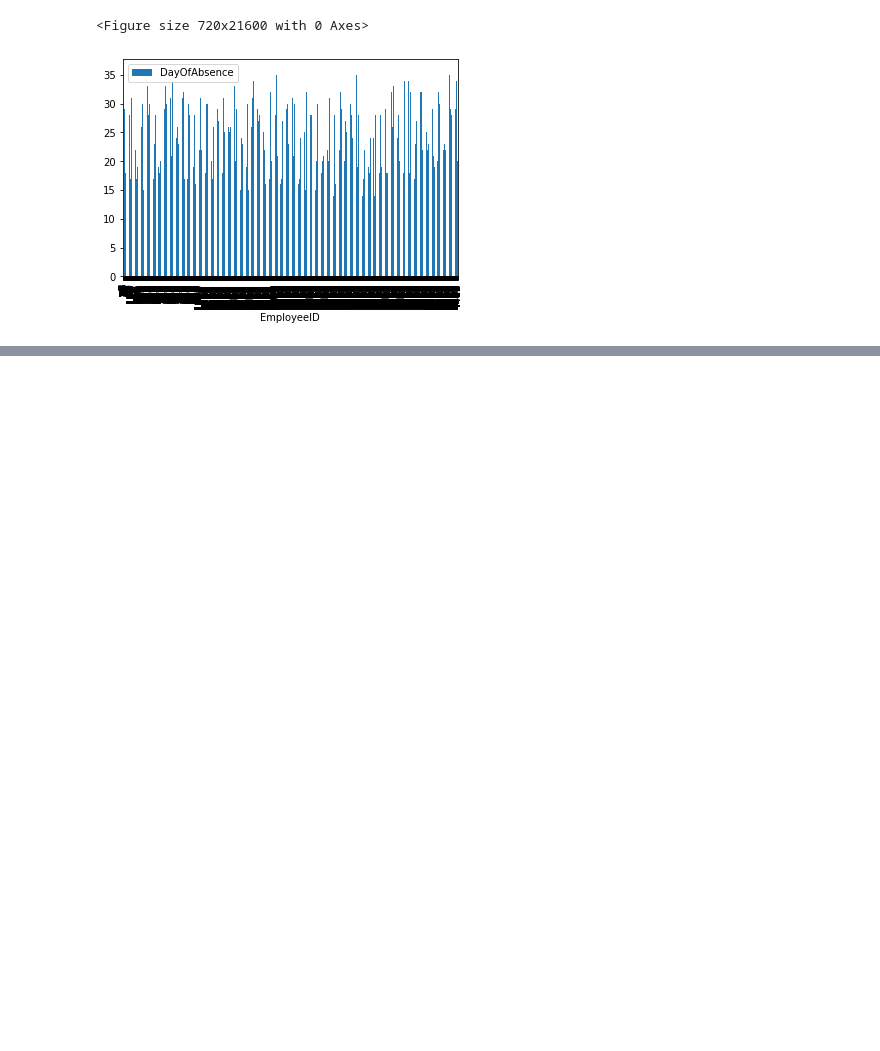
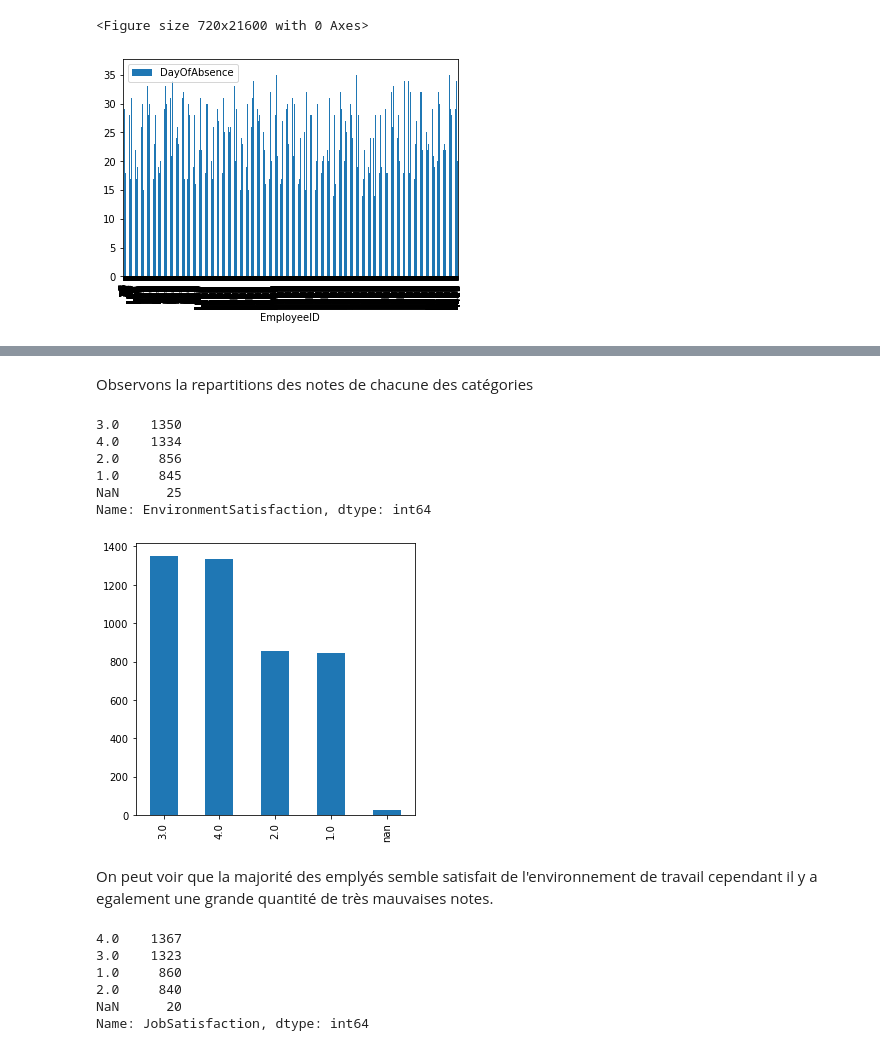
Before and after one commit to Teerath67/Projet-IA, a Jupyter notebook: ProjetIA2.ipynb, the cells around one changed output, grey strips where cells are left out. Drawn from its saved outputs; the diff is of its cells as text; code cells hidden in the pictures; blank space fills up the shorter version.

```diff
--- a/ProjetIA2.ipynb
+++ b/ProjetIA2.ipynb
@@ -478,0 +508,2 @@ general
+# %%
+merged_esd = employee_survey.merge(general[['EmployeeID','Attrition']], how='left', on='EmployeeID', )
@@ -478,0 +528,32 @@ general
+# %%
+def moyenne():
+    moy = []
+
+    for  idx, data in merged_esd.iterrows():
+        nbval = 0
+
+        if math.isnan(data['EnvironmentSatisfaction']):
+            ES = 0
+        else:
+            nbval += 1
+            ES = data['EnvironmentSatisfaction']
+
+        if math.isnan(data['JobSatisfaction']):
+            JS = 0
+        else:
+            nbval += 1
+            JS = data['JobSatisfaction']
+
+        if math.isnan(data['WorkLifeBalance']):
+            WLB = 0
+        else:
+            nbval += 1
+            WLB = data['WorkLifeBalance']
+
+        if nbval != 0:
+            moy.append(round(((ES + JS + WLB) / nbval), 1))
+        else:
+            moy.append(math.nan)
+    return moy
+
+merged_esd['Moyenne'] = moyenne()
@@ -478,0 +576,30 @@ general
+# %% [markdown]
+Observons la repartitions des notes de chacune des catégories
+# %%
+nb_ES = merged_esd['EnvironmentSatisfaction'].value_counts(dropna=False)
+nb_ES
+# %% [output]
+3.0    1350
+4.0    1334
+2.0     856
+1.0     845
+NaN      25
+Name: EnvironmentSatisfaction, dtype: int64
+# %%
+plt.figure(figsize=(5, 5))
+nb_ES.plot(x ="note", y = "nb", kind = "bar")
+plt.show()
+# %% [output]
+[figure, added]
+# %% [markdown]
+On peut voir que la majorité des emplyés semble satisfait de l'environnement de travail cependant il y a egalement une grande quantité de très mauvaises notes.
+# %%
+nb_JS = merged_esd['JobSatisfaction'].value_counts(dropna=False)
+nb_JS
+# %% [output]
+4.0    1367
+3.0    1323
+1.0     860
+2.0     840
+NaN      20
+Name: JobSatisfaction, dtype: int64
```
Also changed, not shown: parts of 16 cells of this notebook.
